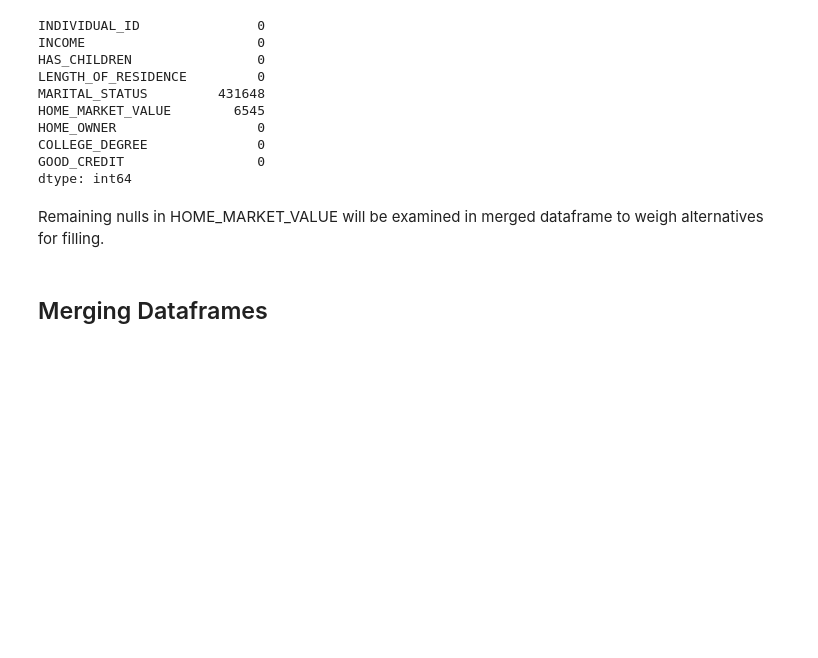
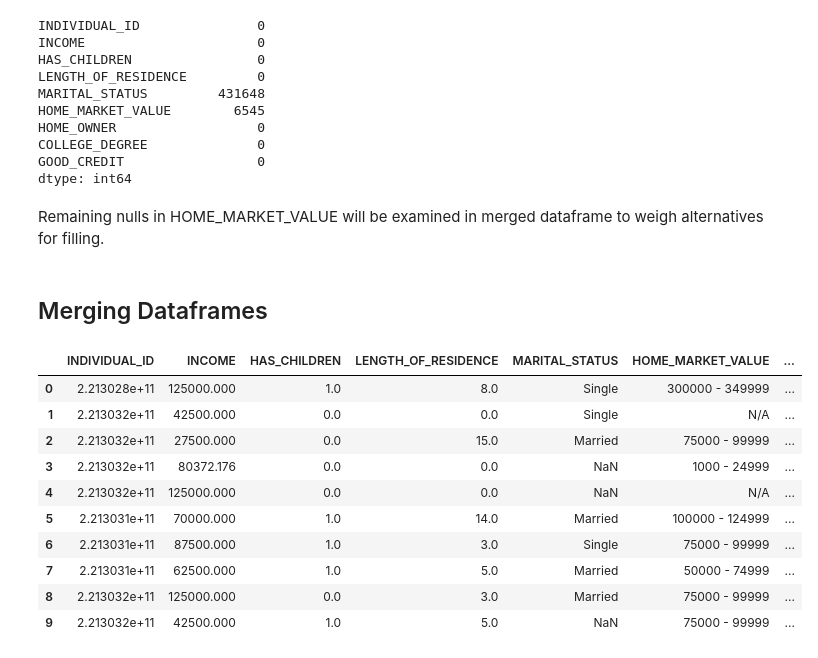
Before and after one commit to sbenston/auto_insurance_churn, a Jupyter notebook: insurance_cleaning.ipynb, the cells around one changed output. Drawn from its saved outputs; the diff is of its cells as text; code cells hidden in the pictures; blank space fills up the shorter version.

Commit message:
Merge dataframes into one

```diff
--- a/insurance_cleaning.ipynb
+++ b/insurance_cleaning.ipynb
@@ -424,3 +424,24 @@ dtype: int64
 Remaining nulls in HOME_MARKET_VALUE will be examined in merged dataframe to weigh alternatives for filling.
 # %% [markdown]
 ## Merging Dataframes
+# %%
+# Left merge starting with demographic_df, then customer_df, address_df, termination_df
+churn_df = (
+    demographic_df.merge(customer_df, how='left')
+        .merge(address_df, how='left')
+        .merge(termination_df, how='left')
+)
+
+churn_df.head(10)
+# %% [output]
+|  | INDIVIDUAL_ID | INCOME | HAS_CHILDREN | LENGTH_OF_RESIDENCE | MARITAL_STATUS | HOME_MARKET_VALUE | ... |
+| 0 | 2.213028e+11 | 125000.000 | 1.0 | 8.0 | Single | 300000 - 349999 | ... |
+| 1 | 2.213032e+11 | 42500.000 | 0.0 | 0.0 | Single | N/A | ... |
+| 2 | 2.213032e+11 | 27500.000 | 0.0 | 15.0 | Married | 75000 - 99999 | ... |
+| 3 | 2.213032e+11 | 80372.176 | 0.0 | 0.0 | NaN | 1000 - 24999 | ... |
+| 4 | 2.213032e+11 | 125000.000 | 0.0 | 0.0 | NaN | N/A | ... |
+| 5 | 2.213031e+11 | 70000.000 | 1.0 | 14.0 | Married | 100000 - 124999 | ... |
+| 6 | 2.213031e+11 | 87500.000 | 1.0 | 3.0 | Single | 75000 - 99999 | ... |
+| 7 | 2.213031e+11 | 62500.000 | 1.0 | 5.0 | Married | 50000 - 74999 | ... |
+| 8 | 2.213032e+11 | 125000.000 | 0.0 | 3.0 | Married | 75000 - 99999 | ... |
+| 9 | 2.213032e+11 | 42500.000 | 1.0 | 5.0 | NaN | 75000 - 99999 | ... |
```
Also changed, not shown: parts of 5 cells of this notebook.
